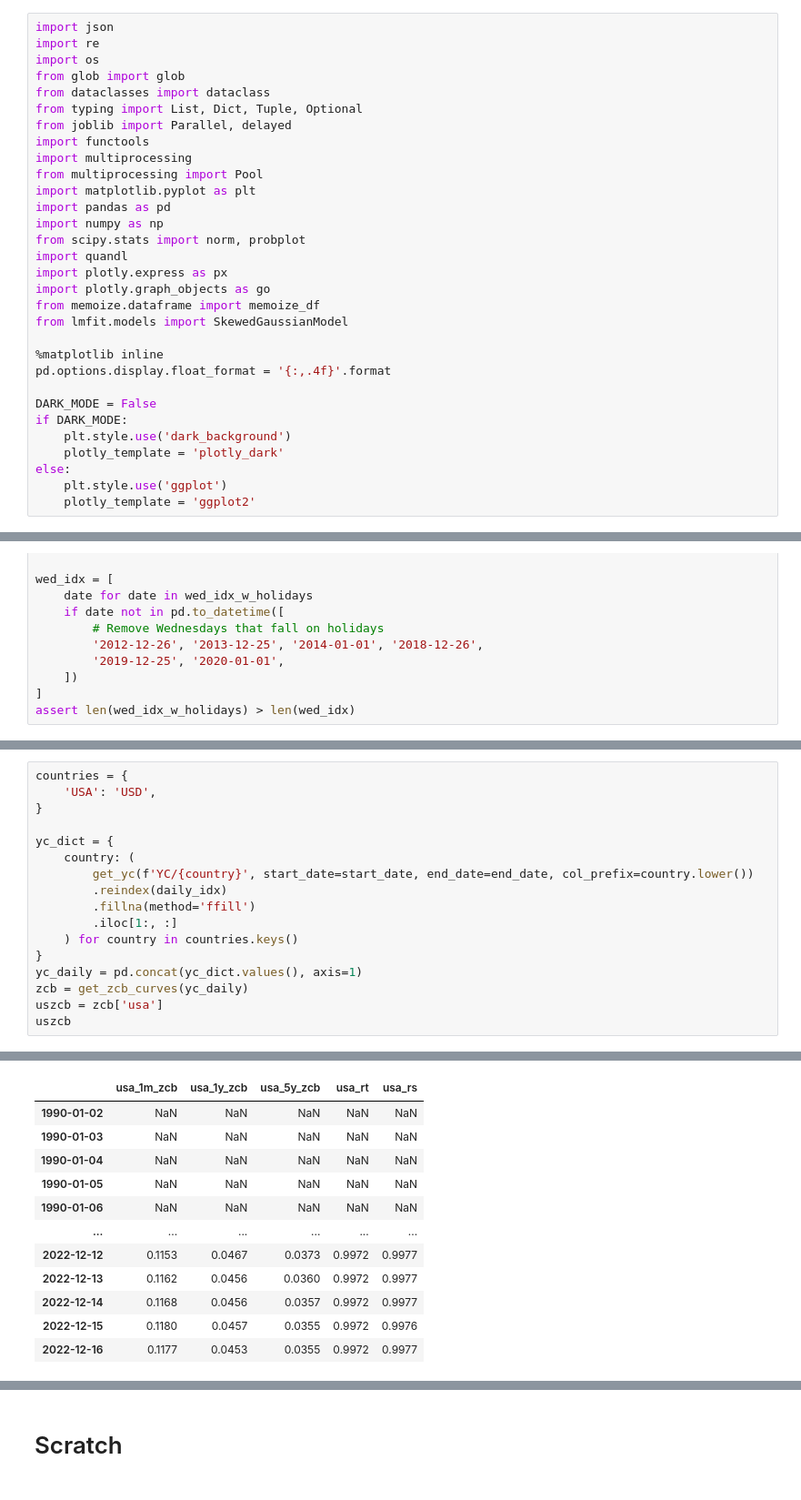
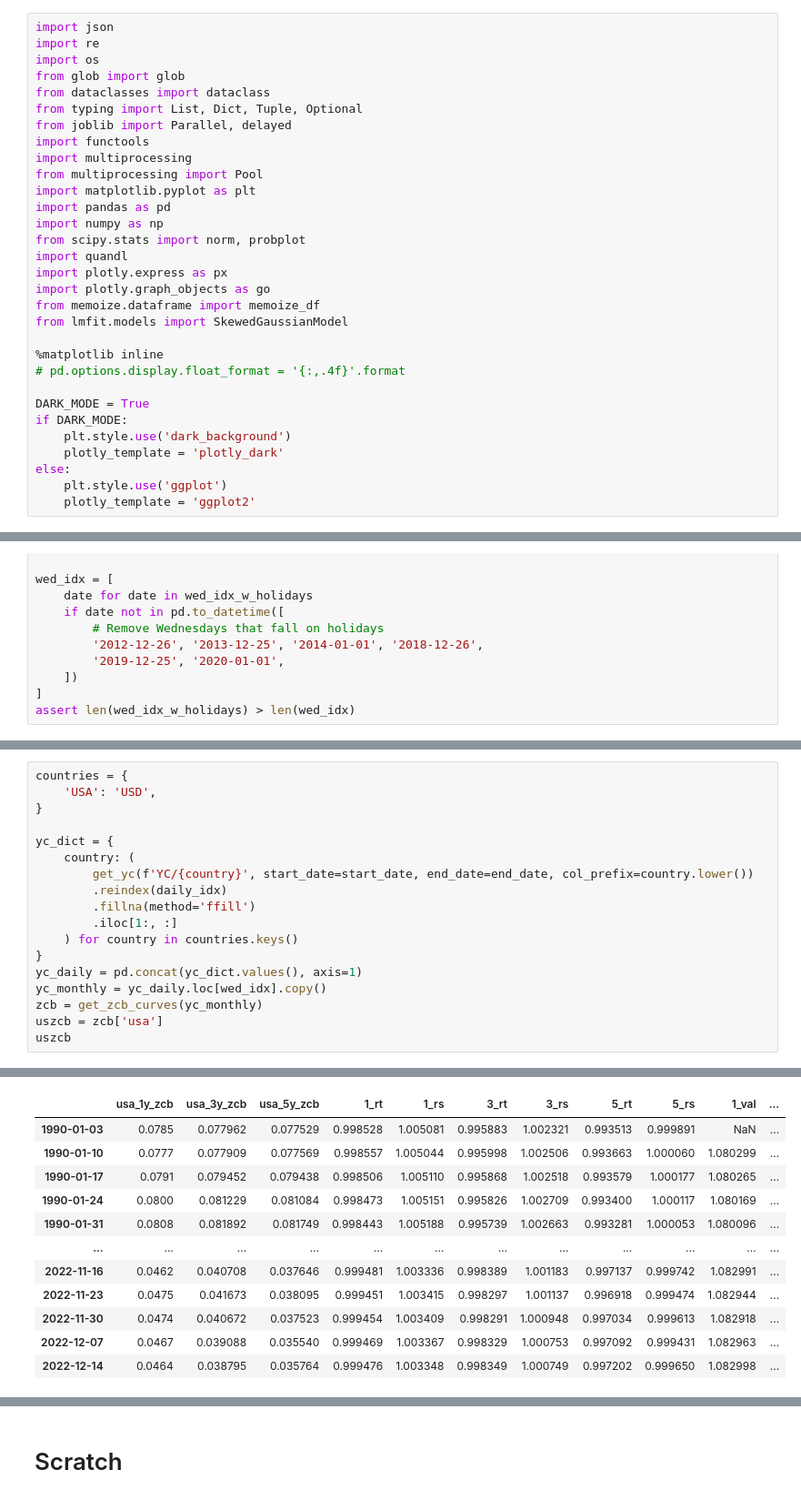
Before and after one commit to ethho/finm-33150, a Jupyter notebook: 20230222_final_proj.ipynb, the cells around one changed output, grey strips where cells are left out. Shown at 91% size. Drawn from its saved outputs; the diff is of its cells as text.

```diff
--- a/20230222_final_proj.ipynb
+++ b/20230222_final_proj.ipynb
@@ -22,9 +22,9 @@ from memoize.dataframe import memoize_df
 from lmfit.models import SkewedGaussianModel
 
 %matplotlib inline
-pd.options.display.float_format = '{:,.4f}'.format
+# pd.options.display.float_format = '{:,.4f}'.format
 
-DARK_MODE = False
+DARK_MODE = True
 if DARK_MODE:
     plt.style.use('dark_background')
     plotly_template = 'plotly_dark'
@@ -276,32 +351,33 @@ assert len(wed_idx_w_holidays) > len(wed_idx)
 # %%
 countries = {
     'USA': 'USD',
 }
 
 yc_dict = {
     country: (
         get_yc(f'YC/{country}', start_date=start_date, end_date=end_date, col_prefix=country.lower())
         .reindex(daily_idx)
         .fillna(method='ffill')
         .iloc[1:, :]
     ) for country in countries.keys()
 }
 yc_daily = pd.concat(yc_dict.values(), axis=1)
-zcb = get_zcb_curves(yc_daily)
+yc_monthly = yc_daily.loc[wed_idx].copy()
+zcb = get_zcb_curves(yc_monthly)
 uszcb = zcb['usa']
 uszcb
 # %% [output]
 Using cache fp='data/memoize/fetch_quandl_yc_7609035_20230222.csv' to write results of function fetch_quandl_yc
 Using cached call from data/memoize/fetch_quandl_yc_7609035_20230222.csv
-|  | usa_1m_zcb | usa_1y_zcb | usa_5y_zcb | usa_rt | usa_rs |
-| 1990-01-02 | NaN | NaN | NaN | NaN | NaN |
-| 1990-01-03 | NaN | NaN | NaN | NaN | NaN |
-| 1990-01-04 | NaN | NaN | NaN | NaN | NaN |
-| 1990-01-05 | NaN | NaN | NaN | NaN | NaN |
-| 1990-01-06 | NaN | NaN | NaN | NaN | NaN |
-| ... | ... | ... | ... | ... | ... |
-| 2022-12-12 | 0.1153 | 0.0467 | 0.0373 | 0.9972 | 0.9977 |
-| 2022-12-13 | 0.1162 | 0.0456 | 0.0360 | 0.9972 | 0.9977 |
-| 2022-12-14 | 0.1168 | 0.0456 | 0.0357 | 0.9972 | 0.9977 |
-| 2022-12-15 | 0.1180 | 0.0457 | 0.0355 | 0.9972 | 0.9976 |
-| 2022-12-16 | 0.1177 | 0.0453 | 0.0355 | 0.9972 | 0.9977 |
+|  | usa_1y_zcb | usa_3y_zcb | usa_5y_zcb | 1_rt | 1_rs | 3_rt | 3_rs | 5_rt | 5_rs | 1_val | ... |
+| 1990-01-03 | 0.0785 | 0.077962 | 0.077529 | 0.998528 | 1.005081 | 0.995883 | 1.002321 | 0.993513 | 0.999891 | NaN | ... |
+| 1990-01-10 | 0.0777 | 0.077909 | 0.077569 | 0.998557 | 1.005044 | 0.995998 | 1.002506 | 0.993663 | 1.000060 | 1.080299 | ... |
+| 1990-01-17 | 0.0791 | 0.079452 | 0.079438 | 0.998506 | 1.005110 | 0.995868 | 1.002518 | 0.993579 | 1.000177 | 1.080265 | ... |
+| 1990-01-24 | 0.0800 | 0.081229 | 0.081084 | 0.998473 | 1.005151 | 0.995826 | 1.002709 | 0.993400 | 1.000117 | 1.080169 | ... |
+| 1990-01-31 | 0.0808 | 0.081892 | 0.081749 | 0.998443 | 1.005188 | 0.995739 | 1.002663 | 0.993281 | 1.000053 | 1.080096 | ... |
+| ... | ... | ... | ... | ... | ... | ... | ... | ... | ... | ... | ... |
+| 2022-11-16 | 0.0462 | 0.040708 | 0.037646 | 0.999481 | 1.003336 | 0.998389 | 1.001183 | 0.997137 | 0.999742 | 1.082991 | ... |
+| 2022-11-23 | 0.0475 | 0.041673 | 0.038095 | 0.999451 | 1.003415 | 0.998297 | 1.001137 | 0.996918 | 0.999474 | 1.082944 | ... |
+| 2022-11-30 | 0.0474 | 0.040672 | 0.037523 | 0.999454 | 1.003409 | 0.998291 | 1.000948 | 0.997034 | 0.999613 | 1.082918 | ... |
+| 2022-12-07 | 0.0467 | 0.039088 | 0.035540 | 0.999469 | 1.003367 | 0.998329 | 1.000753 | 0.997092 | 0.999431 | 1.082963 | ... |
+| 2022-12-14 | 0.0464 | 0.038795 | 0.035764 | 0.999476 | 1.003348 | 0.998349 | 1.000749 | 0.997202 | 0.999650 | 1.082998 | ... |
```
Also changed, not shown: parts of 23 cells of this notebook, 1 other file.
